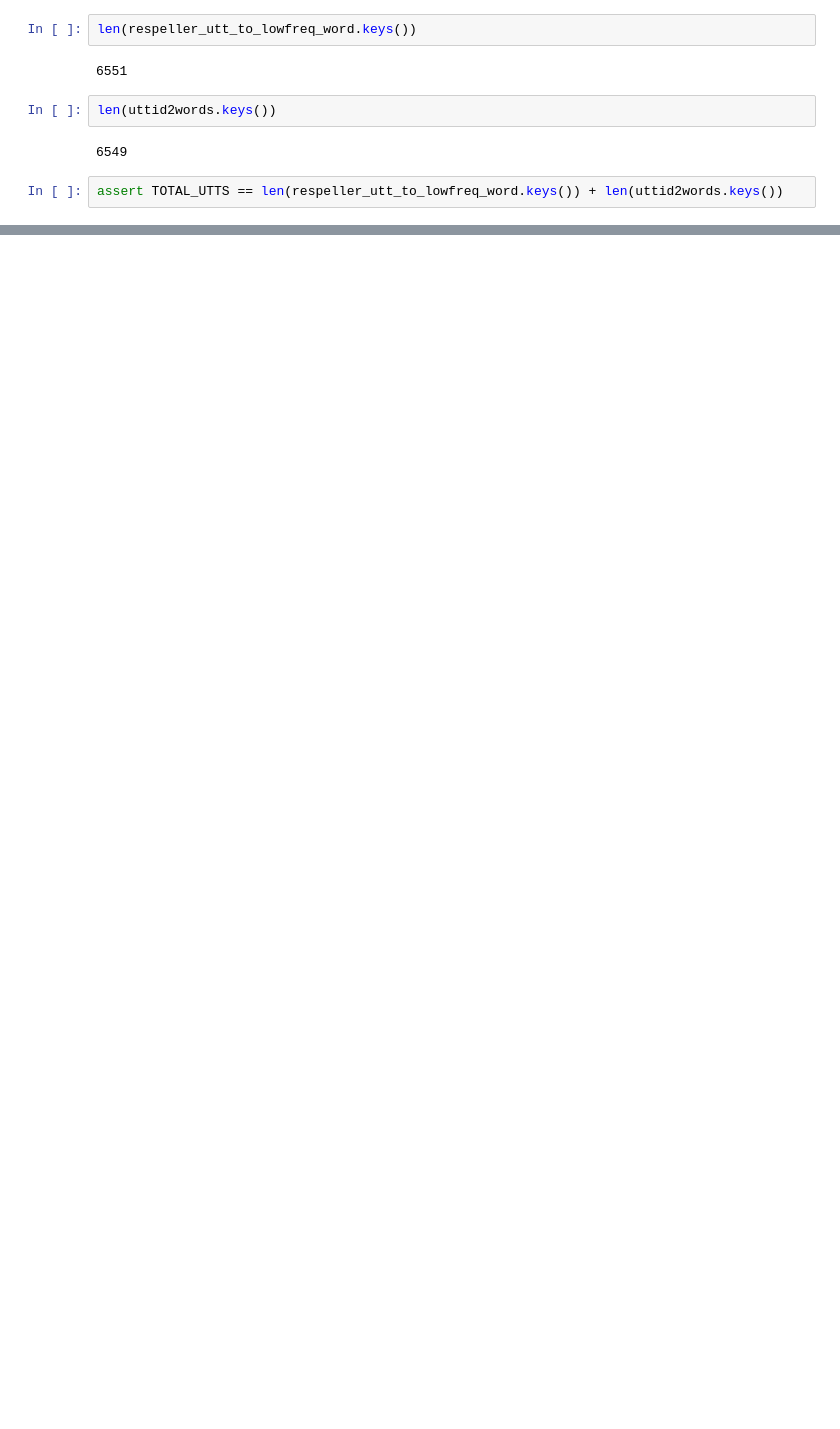
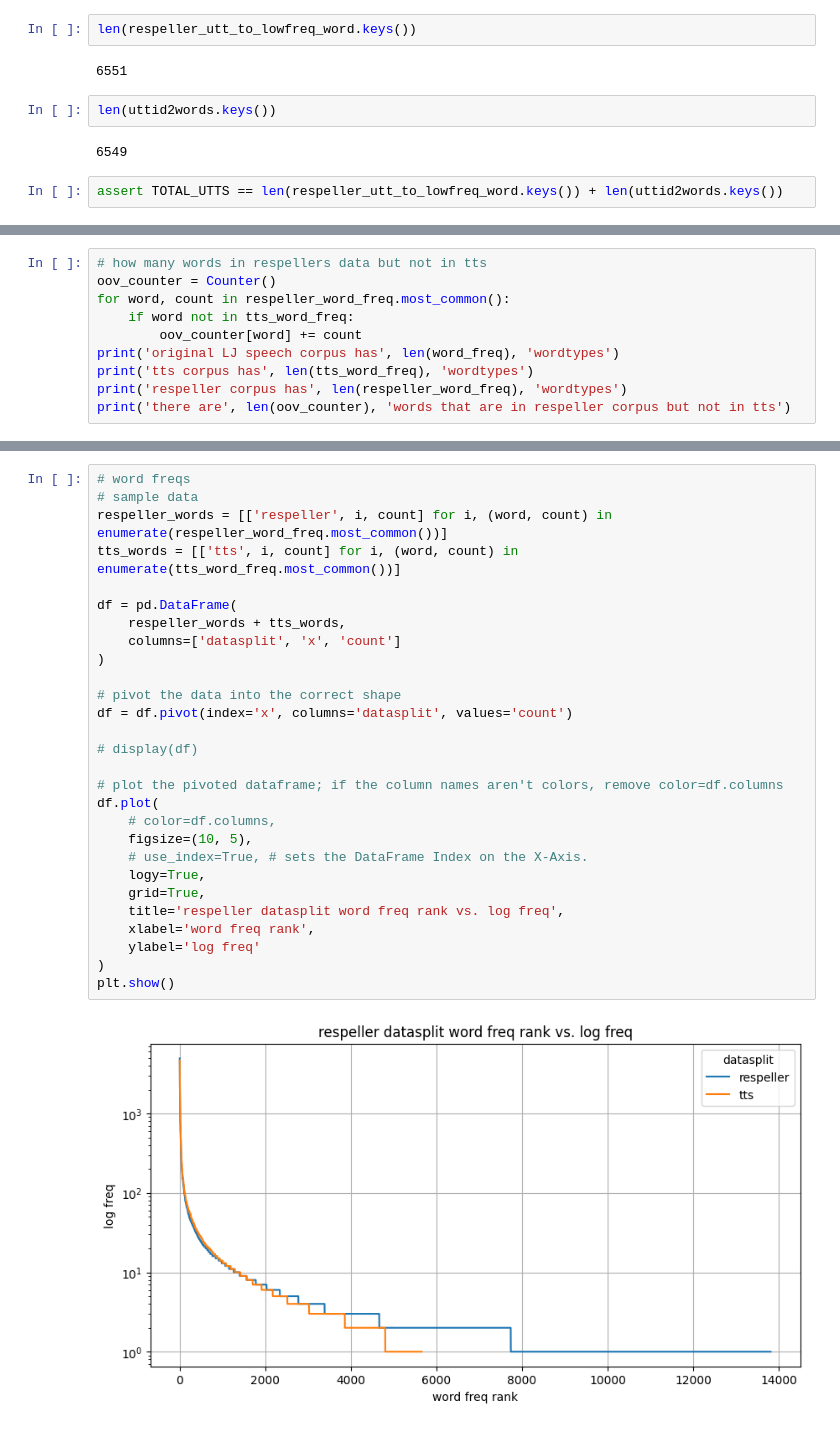
Before and after one commit to jonojace/respeller, a Jupyter notebook: notebooks/create_tts_respeller_datasplits.ipynb, the cells around one changed output, grey strips where cells are left out. Drawn from its saved outputs; the diff is of its cells as text; blank space fills up the shorter version.

```diff
--- a/notebooks/create_tts_respeller_datasplits.ipynb
+++ b/notebooks/create_tts_respeller_datasplits.ipynb
@@ -167,0 +258,10 @@ tts_ratios = [0.9, 0.1, 0.0]
+# %%
+# how many words in respellers data but not in tts
+oov_counter = Counter()
+for word, count in respeller_word_freq.most_common():
+    if word not in tts_word_freq:
+        oov_counter[word] += count
+print('original LJ speech corpus has', len(word_freq), 'wordtypes')
+print('tts corpus has', len(tts_word_freq), 'wordtypes')
+print('respeller corpus has', len(respeller_word_freq), 'wordtypes')
+print('there are', len(oov_counter), 'words that are in respeller corpus but not in tts')
@@ -167,0 +273,30 @@ tts_ratios = [0.9, 0.1, 0.0]
+# %%
+# word freqs
+# sample data
+respeller_words = [['respeller', i, count] for i, (word, count) in enumerate(respeller_word_freq.most_common())]
+tts_words = [['tts', i, count] for i, (word, count) in enumerate(tts_word_freq.most_common())]
+
+df = pd.DataFrame(
+    respeller_words + tts_words,
+    columns=['datasplit', 'x', 'count']
+)
+
+# pivot the data into the correct shape
+df = df.pivot(index='x', columns='datasplit', values='count')
+
+# display(df)
+
+# plot the pivoted dataframe; if the column names aren't colors, remove color=df.columns
+df.plot(
+    # color=df.columns,
+    figsize=(10, 5),
+    # use_index=True, # sets the DataFrame Index on the X-Axis.
+    logy=True,
+    grid=True,
+    title='respeller datasplit word freq rank vs. log freq',
+    xlabel='word freq rank',
+    ylabel='log freq'
+)
+plt.show()
+# %% [output]
+[figure, added]
```
Also changed, not shown: parts of 20 cells of this notebook.
